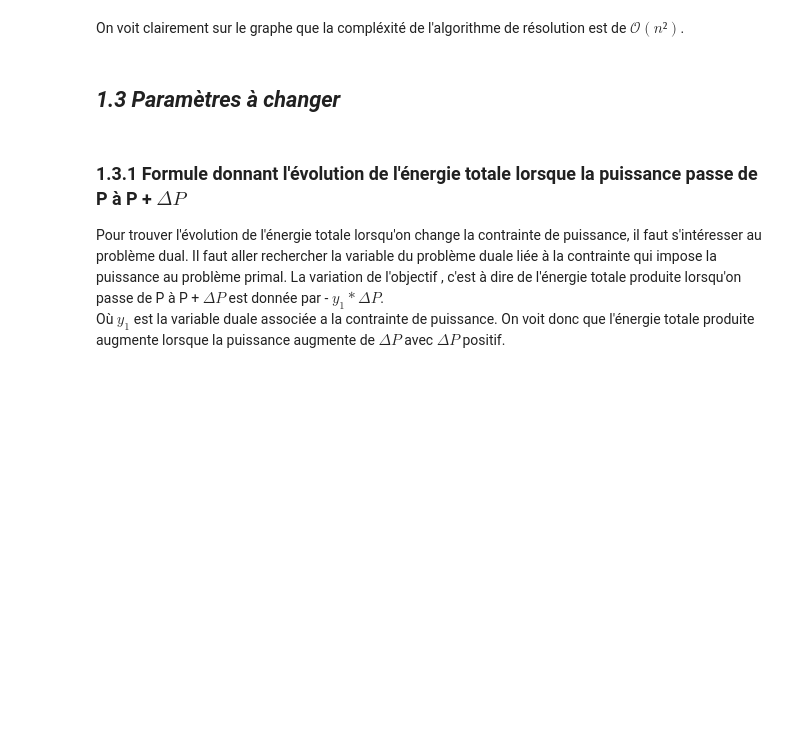
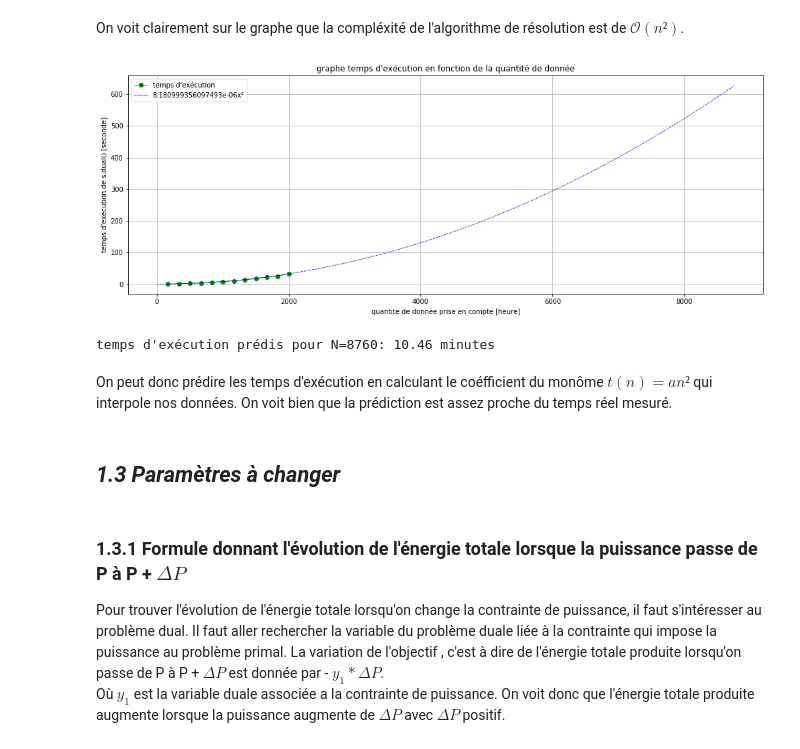
Before and after one commit to Zepp176/Projet_optimisation, a Jupyter notebook: Rapport-propre.ipynb, the cells around one changed output. Cells and saved outputs as stored; diff of their text form; code cells hidden in the pictures; blank space fills up the shorter version.

```diff
--- a/Rapport-propre.ipynb
+++ b/Rapport-propre.ipynb
@@ -382,5 +382,26 @@ plt.show()
 # %% [markdown]
 On voit clairement sur le graphe que la compléxité de l'algorithme de résolution est de $\mathcal{O}(n²)$.
+# %%
+x_comp = np.linspace(0, 8760, 50)
+y_comp = a*x_comp*x_comp
+
+
+plt.figure(figsize=(17,6))
+plt.plot(N_vector, temps_exec, '-og', linewidth=0.8)
+plt.plot(x_comp, y_comp, '--b', linewidth=0.8)
+plt.xlabel('quantité de donnée prise en compte [heure]')
+plt.ylabel('temps d\'exécution de s.dual() [seconde]')
+plt.title('graphe temps d\'exécution en fonction de la quantité de donnée')
+plt.grid()
+plt.legend(['temps d\'exécution', '{}x²'.format(a)])
+plt.show()
+
+print('temps d\'exécution prédis pour N=8760: {:.2f} minutes'.format(y_comp[-1]/60))
+# %% [output]
+[figure, added]
+temps d'exécution prédis pour N=8760: 10.46 minutes
+# %% [markdown]
+On peut donc prédire les temps d'exécution en calculant le coéfficient du monôme $t(n) = an²$ qui interpole nos données. On voit bien que la prédiction est assez proche du temps réel mesuré.
 # %% [markdown]
 ## *1.3 Paramètres à changer*
 # %% [markdown]
```
Also changed, not shown: parts of 3 cells of this notebook.
